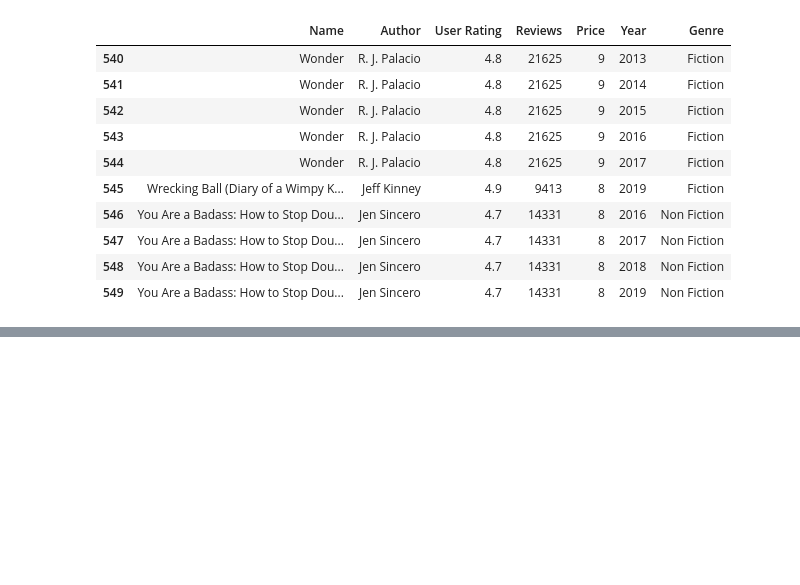
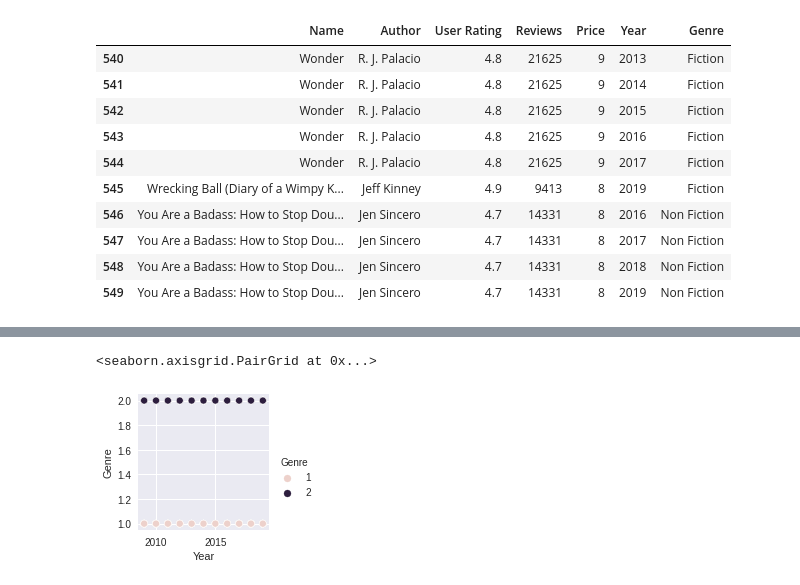
Before and after one commit to sejallotliker/MLnow_2.0, a Jupyter notebook: Univariate_linear_regression_Assignment_.ipynb, the cells around one changed output, grey strips where cells are left out. Saved outputs shown, nothing was run; the diff lists cells and outputs as text; code cells hidden in the pictures; blank space fills up the shorter version.

```diff
--- a/Univariate_linear_regression_Assignment_.ipynb
+++ b/Univariate_linear_regression_Assignment_.ipynb
@@ -54,0 +117,9 @@ my_data.tail(10)
+# %%
+sns.pairplot(my_data,
+             x_vars = ['Year'],
+             y_vars = ['Genre'],
+             diag_kind='kde', hue='Genre'
+             )
+# %% [output]
+<seaborn.axisgrid.PairGrid at 0x...>
+[figure, added]
```
Also changed, not shown: parts of 14 cells of this notebook.
